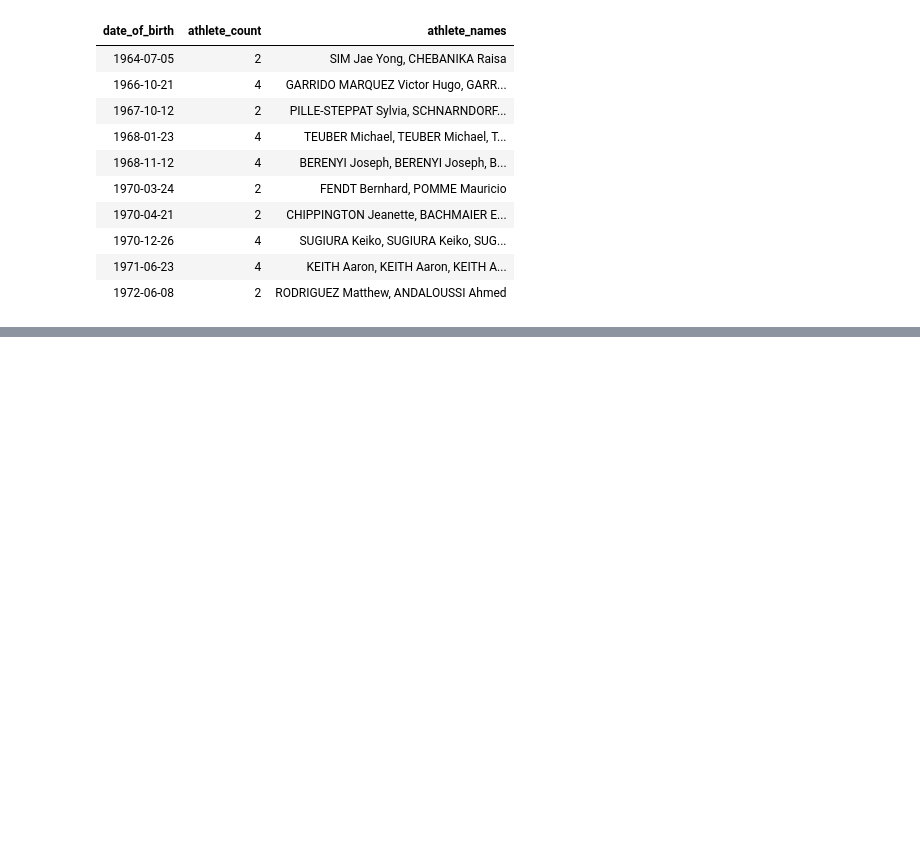
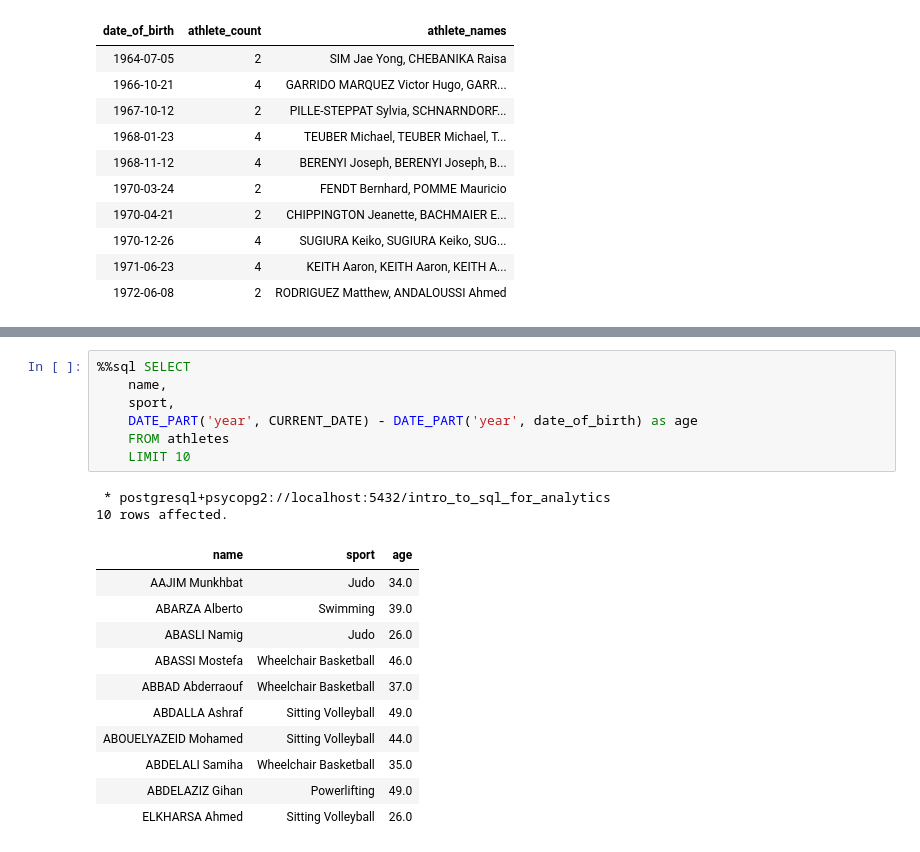
Before and after one commit to JakeOtto/more_sql, a Jupyter notebook: workings.ipynb, the cells around one changed output, grey strips where cells are left out. Drawn from its saved outputs; the diff is of its cells as text; blank space fills up the shorter version.

```diff
--- a/workings.ipynb
+++ b/workings.ipynb
@@ -437,0 +433,21 @@ result = %sql SELECT alias_a.date_of_birth, COUNT(*) AS athlete_count, STRING_AG
+# %%
+%%sql SELECT
+    name,
+    sport,
+    DATE_PART('year', CURRENT_DATE) - DATE_PART('year', date_of_birth) as age
+    FROM athletes
+    LIMIT 10
+# %% [output]
+ * postgresql+psycopg2://localhost:5432/intro_to_sql_for_analytics
+10 rows affected.
+| name | sport | age |
+| AAJIM Munkhbat | Judo | 34.0 |
+| ABARZA Alberto | Swimming | 39.0 |
+| ABASLI Namig | Judo | 26.0 |
+| ABASSI Mostefa | Wheelchair Basketball | 46.0 |
+| ABBAD Abderraouf | Wheelchair Basketball | 37.0 |
+| ABDALLA Ashraf | Sitting Volleyball | 49.0 |
+| ABOUELYAZEID Mohamed | Sitting Volleyball | 44.0 |
+| ABDELALI Samiha | Wheelchair Basketball | 35.0 |
+| ABDELAZIZ Gihan | Powerlifting | 49.0 |
+| ELKHARSA Ahmed | Sitting Volleyball | 26.0 |
```
Also changed, not shown: parts of 18 cells of this notebook.
